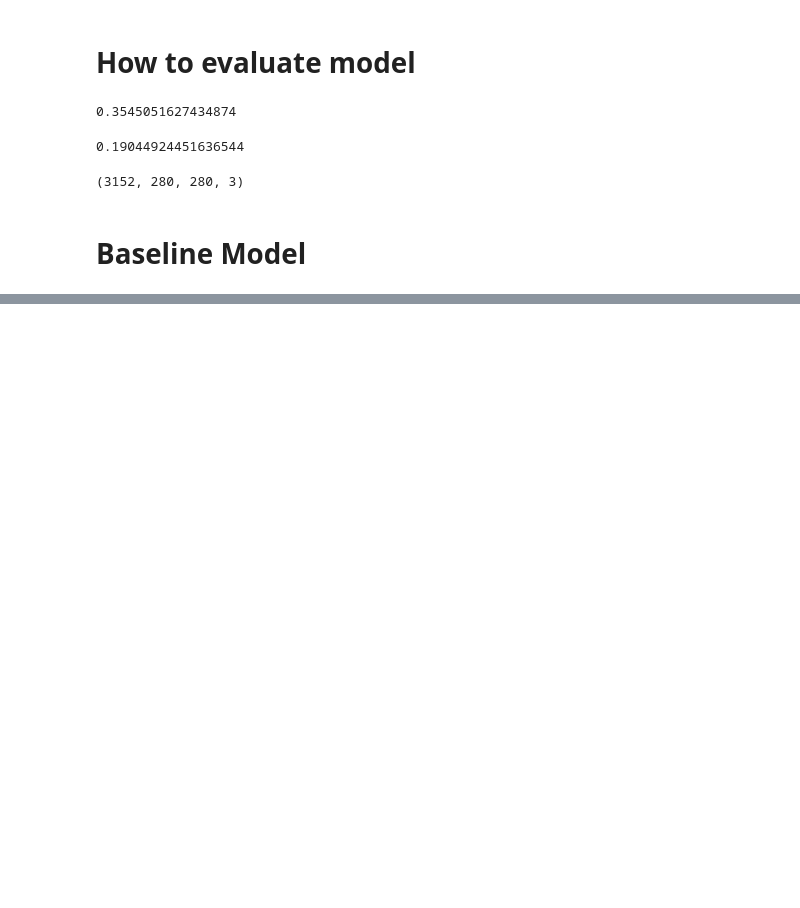
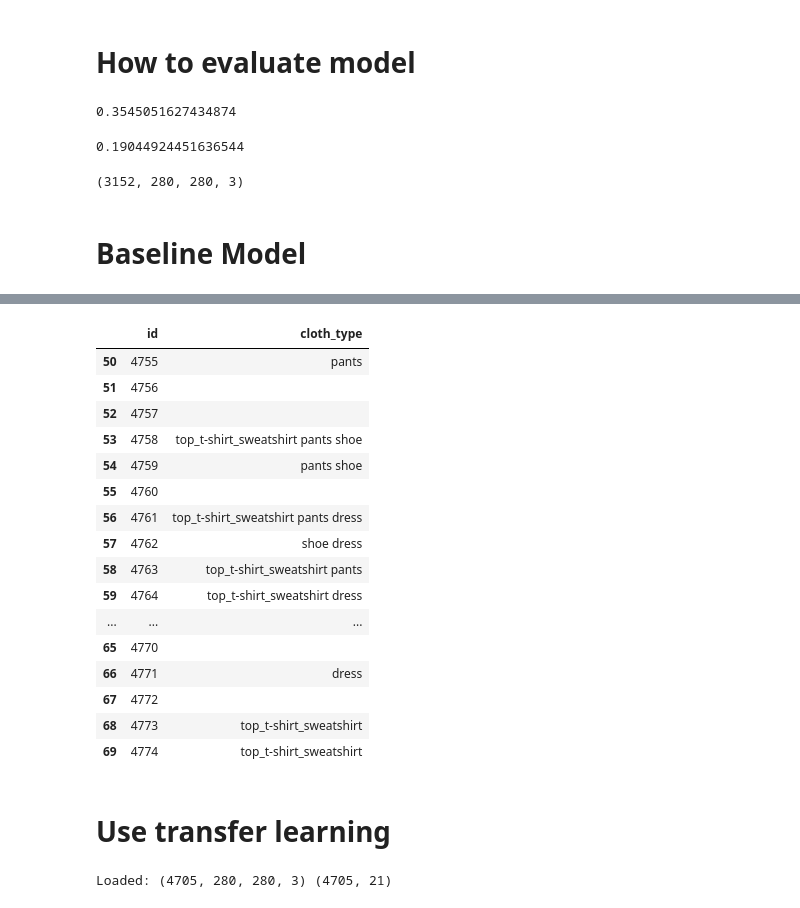
Before and after one commit to truongthuanr/transfer, a Jupyter notebook: 08_SSSMarket_truongthuan_4.ipynb, the cells around one changed output, grey strips where cells are left out. Drawn from its saved outputs; the diff is of its cells as text; code cells hidden in the pictures; blank space fills up the shorter version.

```diff
--- a/08_SSSMarket_truongthuan_4.ipynb
+++ b/08_SSSMarket_truongthuan_4.ipynb
@@ -322,0 +385,37 @@ ERROR: No matching distribution found for upgrade
+# %%
+prediction_tags
+prediction_tags = [" ".join(prediction) for prediction in prediction_tags]
+# %%
+# plot random 9 image
+fig = plt.figure(figsize=(20,10))
+for i in range(0,9):
+  ax = plt.subplot(3,3,i+1)
+  _i = randint(0,len(test_data))
+  ax = plt.imshow(test_data[_i])
+  plt.title(f"{_i} - {prediction_tags[_i]}")
+  plt.axis("off")
+# %%
+submission = pd.DataFrame({"id":[i+4705 for i in range(len(test_data))],
+                           "cloth_type": prediction_tags})
+# %%
+submission["cloth_type"] = submission.cloth_type.str.replace("nan","")
+# %%
+submission[50:70]
+# %% [output]
+|  | id | cloth_type |
+| 50 | 4755 | pants |
+| 51 | 4756 |  |
+| 52 | 4757 |  |
+| 53 | 4758 | top_t-shirt_sweatshirt pants shoe |
+| 54 | 4759 | pants shoe |
+| 55 | 4760 |  |
+| 56 | 4761 | top_t-shirt_sweatshirt pants dress |
+| 57 | 4762 | shoe dress |
+| 58 | 4763 | top_t-shirt_sweatshirt pants |
+| 59 | 4764 | top_t-shirt_sweatshirt dress |
+| ... | ... | ... |
+| 65 | 4770 |  |
+| 66 | 4771 | dress |
+| 67 | 4772 |  |
+| 68 | 4773 | top_t-shirt_sweatshirt |
+| 69 | 4774 | top_t-shirt_sweatshirt |
@@ -322,0 +424,2 @@ ERROR: No matching distribution found for upgrade
+# %% [markdown]
+# Use transfer learning
@@ -322,0 +487,6 @@ ERROR: No matching distribution found for upgrade
+# %%
+data = np.load("/content/drive/MyDrive/01_AI_ML/sss/sss_data_full_keepna.npz")
+X, y = data["arr_0"], data["arr_1"]
+print(f"Loaded: {X.shape} {y.shape}")
+# %% [output]
+Loaded: (4705, 280, 280, 3) (4705, 21)
```
Also changed, not shown: parts of 38 cells of this notebook.
